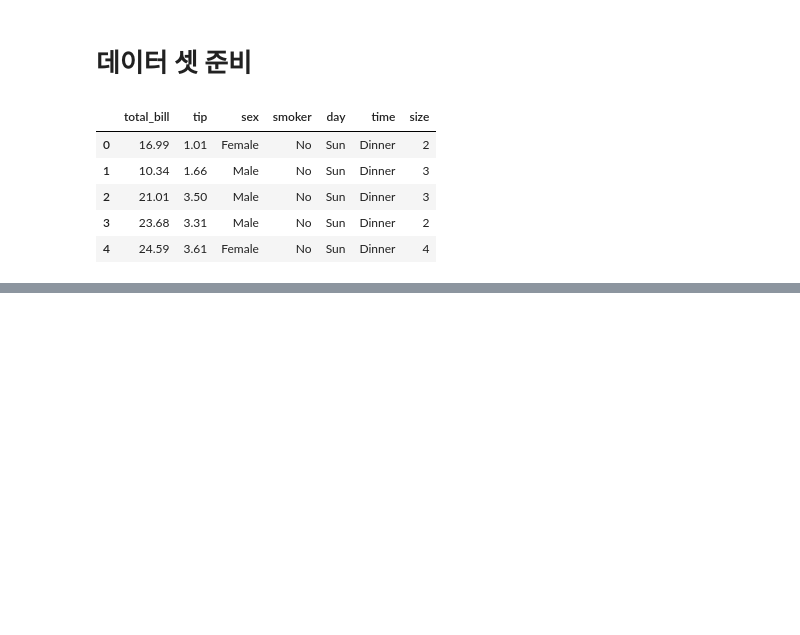
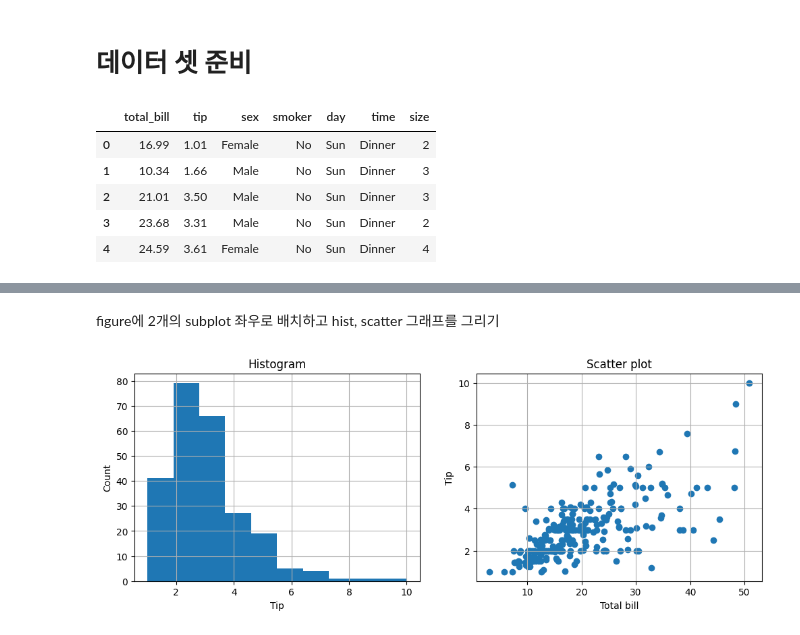
Before and after one commit to baesaa0304/StudyIT, a Jupyter notebook: py16_matplotlib.ipynb, the cells around one changed output, grey strips where cells are left out. Saved outputs shown, nothing was run; the diff lists cells and outputs as text; code cells hidden in the pictures; blank space fills up the shorter version.

```diff
--- a/py16_matplotlib.ipynb
+++ b/py16_matplotlib.ipynb
@@ -90,0 +91,24 @@ plt.show()
+# %% [markdown]
+figure에 2개의 subplot 좌우로 배치하고 hist, scatter 그래프를 그리기
+# %%
+fig = plt.figure(figsize=(12, 4))
+
+ax1 = fig.add_subplot(1, 2, 1)  # add_subplot(121)
+ax2 = fig.add_subplot(1, 2, 2)  # add_subplot(122)
+
+ax1.hist(x=tips.tip)
+ax2.scatter(x=tips.total_bill, y=tips.tip)
+
+ax1.grid()
+ax1.set_xlabel('Tip')
+ax1.set_ylabel('Count')
+ax1.set_title('Histogram')
+
+ax2.grid()
+ax2.set_xlabel('Total bill')
+ax2.set_ylabel('Tip')
+ax2.set_title('Scatter plot')
+
+plt.show()
+# %% [output]
+[figure, added]
```
Also changed, not shown: parts of 57 cells of this notebook.
